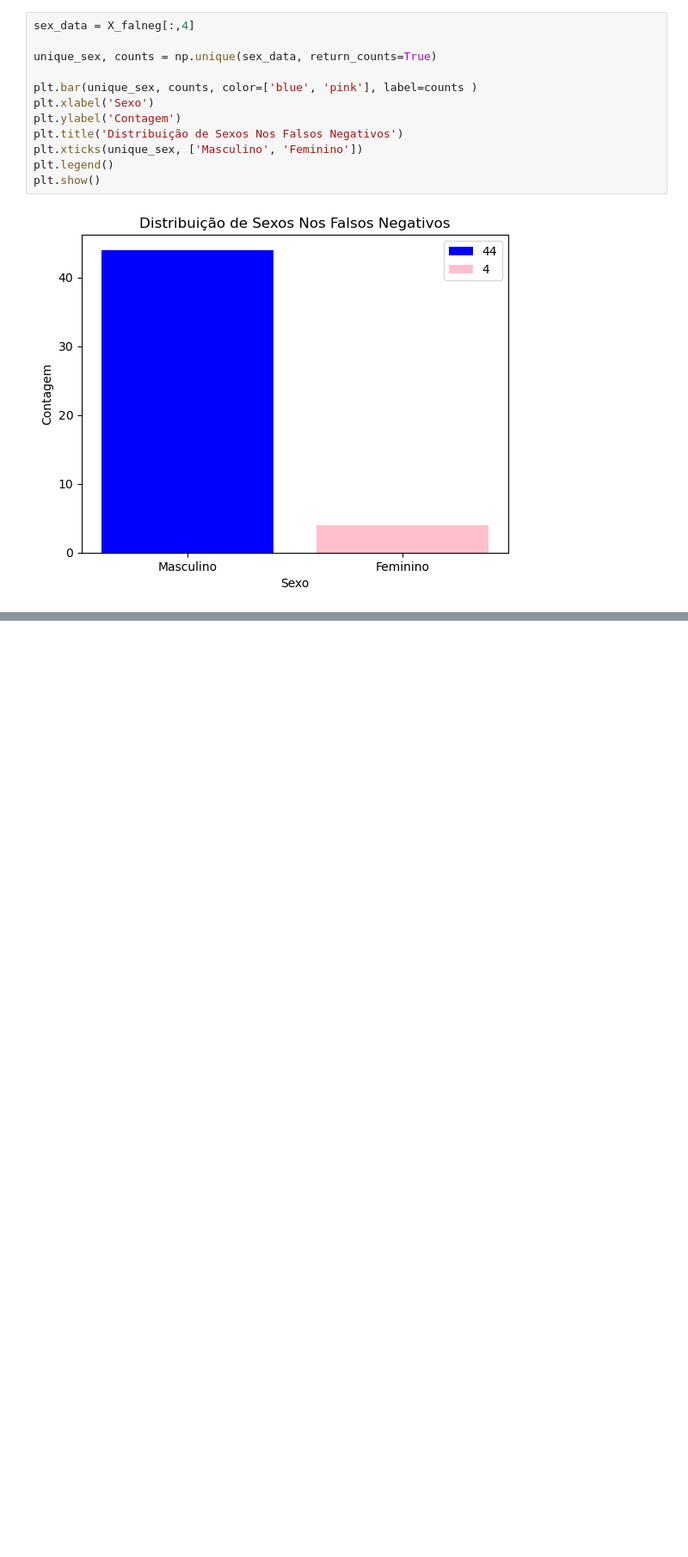
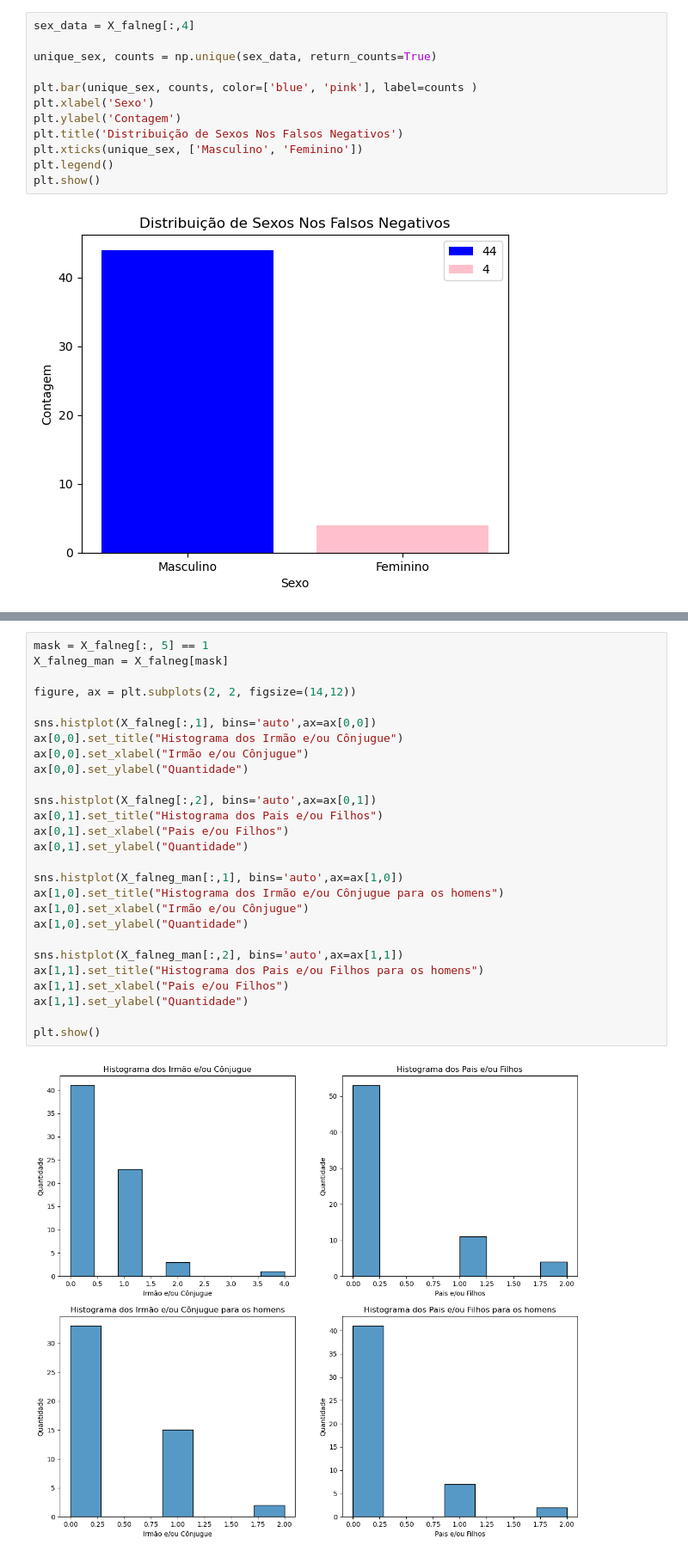
Before and after one commit to Edmurcn/Titanic, a Jupyter notebook: Passo-4.ipynb, the cells around one changed output, grey strips where cells are left out. Shown at 86% size. Drawn from its saved outputs; the diff is of its cells as text; blank space fills up the shorter version.

```diff
--- a/Passo-4.ipynb
+++ b/Passo-4.ipynb
@@ -141 +122,30 @@ plt.show()
+# %%
+mask = X_falneg[:, 5] == 1
+X_falneg_man = X_falneg[mask]
+
+figure, ax = plt.subplots(2, 2, figsize=(14,12))
+
+sns.histplot(X_falneg[:,1], bins='auto',ax=ax[0,0])
+ax[0,0].set_title("Histograma dos Irmão e/ou Cônjugue")
+ax[0,0].set_xlabel("Irmão e/ou Cônjugue")
+ax[0,0].set_ylabel("Quantidade")
+
+sns.histplot(X_falneg[:,2], bins='auto',ax=ax[0,1])
+ax[0,1].set_title("Histograma dos Pais e/ou Filhos")
+ax[0,1].set_xlabel("Pais e/ou Filhos")
+ax[0,1].set_ylabel("Quantidade")
+
+sns.histplot(X_falneg_man[:,1], bins='auto',ax=ax[1,0])
+ax[1,0].set_title("Histograma dos Irmão e/ou Cônjugue para os homens")
+ax[1,0].set_xlabel("Irmão e/ou Cônjugue")
+ax[1,0].set_ylabel("Quantidade")
+
+sns.histplot(X_falneg_man[:,2], bins='auto',ax=ax[1,1])
+ax[1,1].set_title("Histograma dos Pais e/ou Filhos para os homens")
+ax[1,1].set_xlabel("Pais e/ou Filhos")
+ax[1,1].set_ylabel("Quantidade")
+
+plt.show()
+# %% [output]
+[figure, added]
 # %%
```
Also changed, not shown: parts of 8 cells of this notebook, 1 other file.
